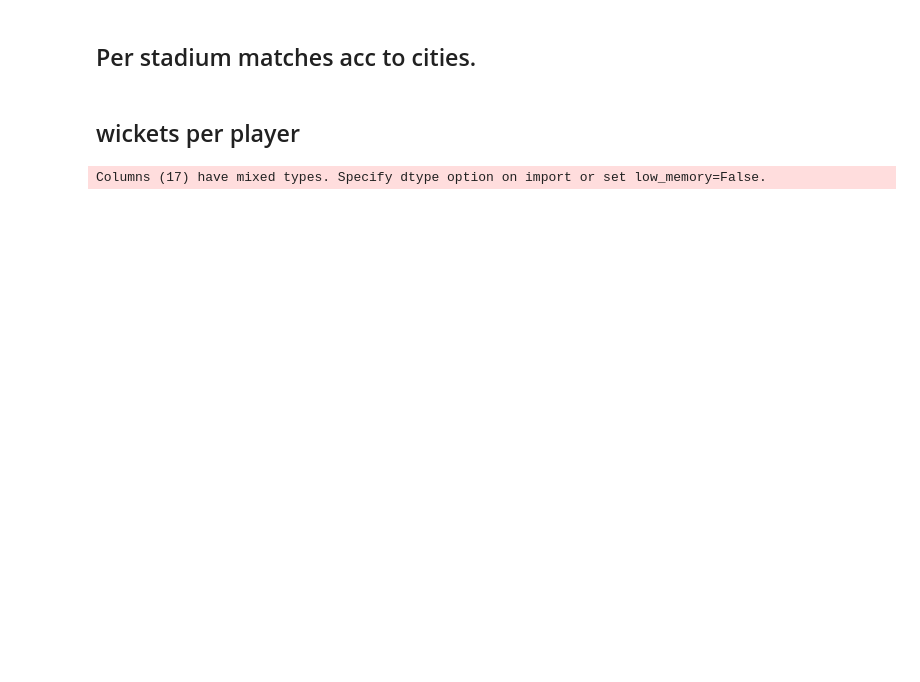
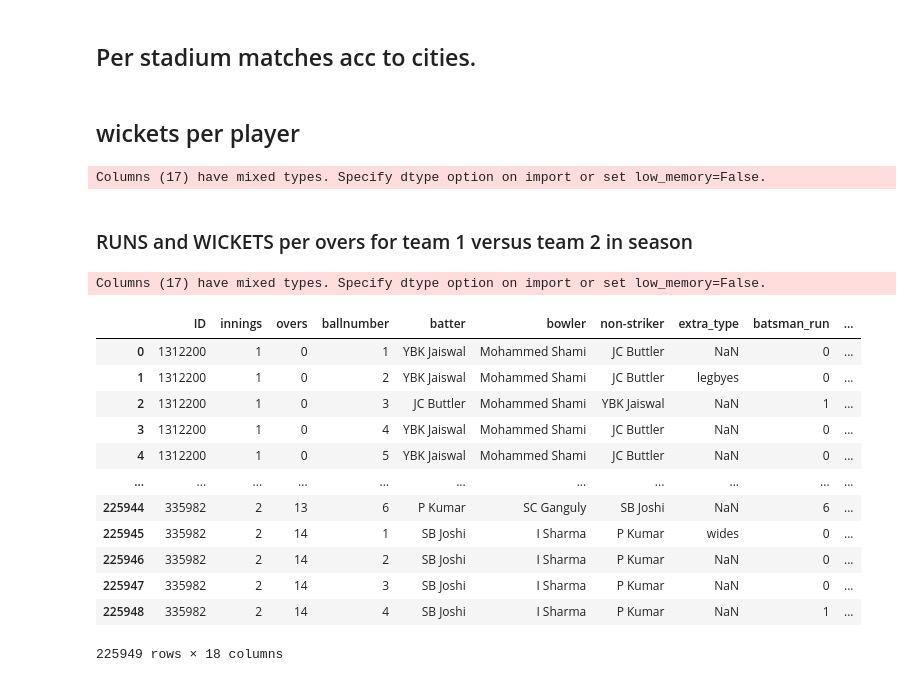
Before and after one commit to karanjain1601/dv_project, a Jupyter notebook: code.ipynb, the cells around one changed output. Saved outputs shown, nothing was run; the diff lists cells and outputs as text; code cells hidden in the pictures; blank space fills up the shorter version.

Commit message:
code changes and added new data
match summary data added
Tried the folium dashboard

```diff
--- a/code.ipynb
+++ b/code.ipynb
@@ -271,3 +318,25 @@ data = data.sort_values(['Season', 'ID'])
 data.to_csv('num_wickets_per_bowler.csv', index=False)
 # %% [output]
 Columns (17) have mixed types. Specify dtype option on import or set low_memory=False.
+# %% [markdown]
+### RUNS and WICKETS per overs for team 1 versus team 2 in season
+# %%
+data = pd.read_csv('./IPL_Ball_by_Ball_2008_2022_with_season.csv')
+# %% [output]
+Columns (17) have mixed types. Specify dtype option on import or set low_memory=False.
+# %%
+data.head(-5)
+# %% [output]
+|  | ID | innings | overs | ballnumber | batter | bowler | non-striker | extra_type | batsman_run | ... |
+| 0 | 1312200 | 1 | 0 | 1 | YBK Jaiswal | Mohammed Shami | JC Buttler | NaN | 0 | ... |
+| 1 | 1312200 | 1 | 0 | 2 | YBK Jaiswal | Mohammed Shami | JC Buttler | legbyes | 0 | ... |
+| 2 | 1312200 | 1 | 0 | 3 | JC Buttler | Mohammed Shami | YBK Jaiswal | NaN | 1 | ... |
+| 3 | 1312200 | 1 | 0 | 4 | YBK Jaiswal | Mohammed Shami | JC Buttler | NaN | 0 | ... |
+| 4 | 1312200 | 1 | 0 | 5 | YBK Jaiswal | Mohammed Shami | JC Buttler | NaN | 0 | ... |
+| ... | ... | ... | ... | ... | ... | ... | ... | ... | ... | ... |
+| 225944 | 335982 | 2 | 13 | 6 | P Kumar | SC Ganguly | SB Joshi | NaN | 6 | ... |
+| 225945 | 335982 | 2 | 14 | 1 | SB Joshi | I Sharma | P Kumar | wides | 0 | ... |
+| 225946 | 335982 | 2 | 14 | 2 | SB Joshi | I Sharma | P Kumar | NaN | 0 | ... |
+| 225947 | 335982 | 2 | 14 | 3 | SB Joshi | I Sharma | P Kumar | NaN | 0 | ... |
+| 225948 | 335982 | 2 | 14 | 4 | SB Joshi | I Sharma | P Kumar | NaN | 1 | ... |
+225949 rows × 18 columns
```
Also changed, not shown: parts of 17 cells of this notebook, 3 other files.
